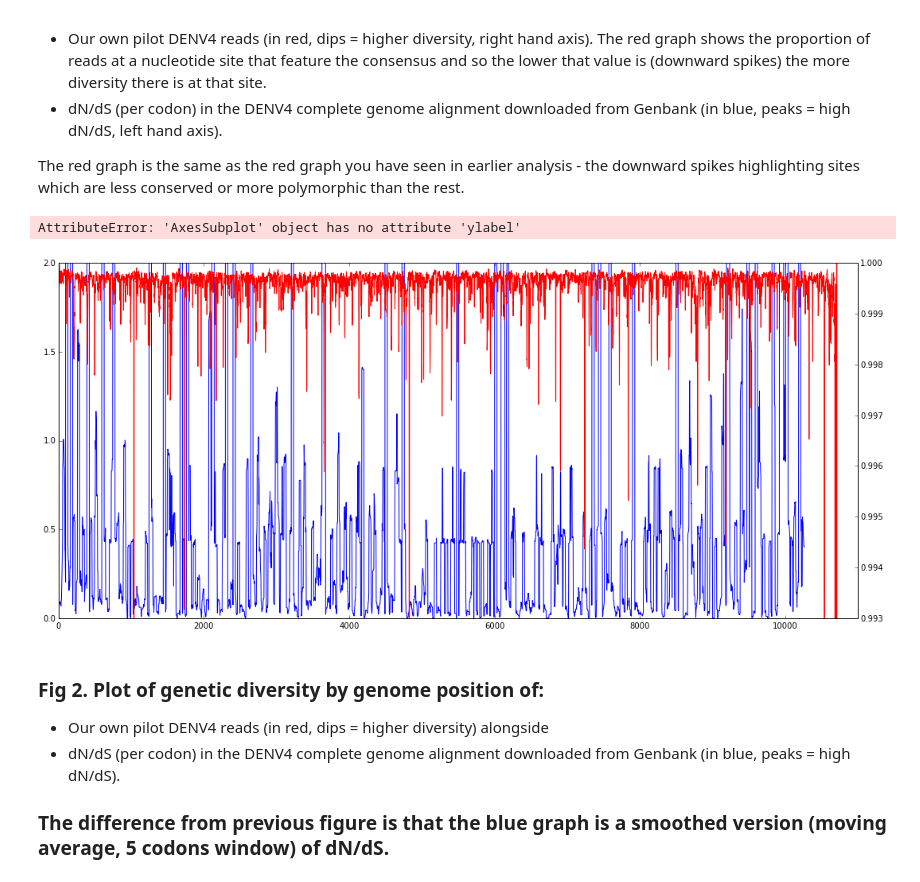
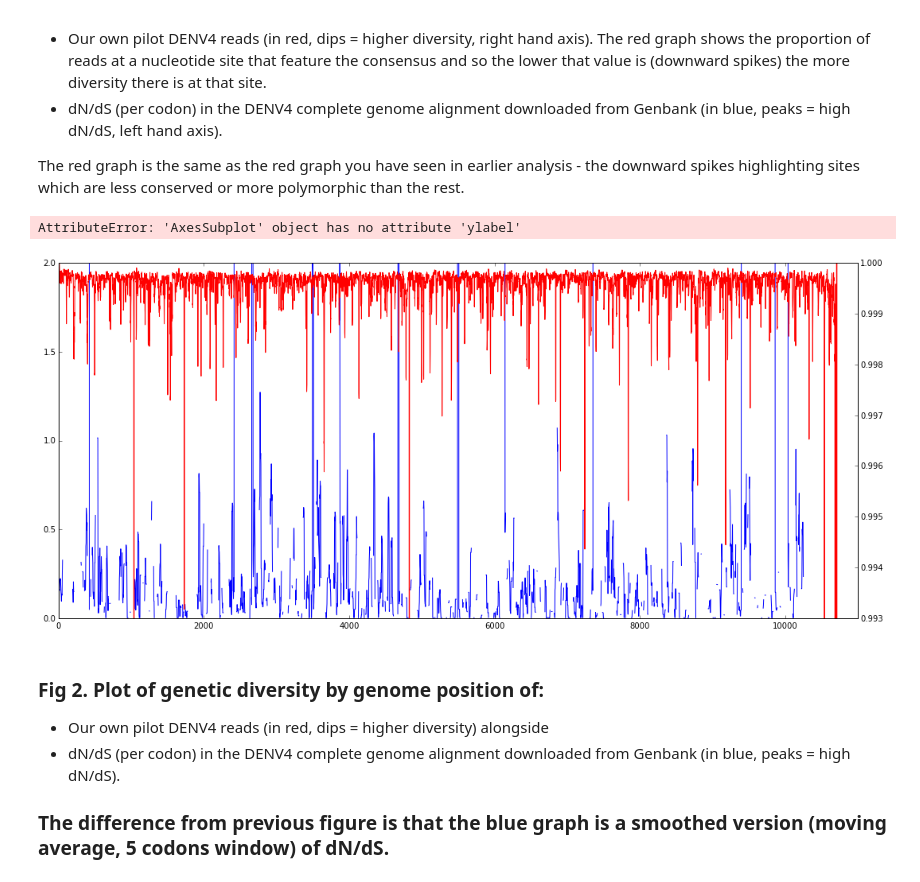
Before and after one commit to pvmarkov/DENGOMICS, a Jupyter notebook: analysis notebooks/Comparing Our Pilot Reads to DENV2 from Genbank.ipynb, the cells around one changed output. Saved outputs shown, nothing was run; the diff lists cells and outputs as text; code cells hidden in the pictures.

Commit message:
Some improvement of dN_dS and starting piN/piS

```diff
--- a/analysis notebooks/Comparing Our Pilot Reads to DENV2 from Genbank.ipynb
+++ b/analysis notebooks/Comparing Our Pilot Reads to DENV2 from Genbank.ipynb
@@ -81,0 +83,37 @@ AttributeError: 'AxesSubplot' object has no attribute 'ylabel'
+# %%
+%matplotlib inline
+import matplotlib.pyplot as plt
+from pylab import rcParams
+rcParams['figure.figsize'] = 18, 8
+
+moving_average = (runningMeanFast (counts_dataframe ['majorbase_ratio'], 5))
+dn_ds_moving_average_DENV2 = (runningMeanFast (dn_ds_by_codon_dataframe_DENV2 ['dn_ds_filtered_uniformative_sites'], 10))
+
+ax1 = plt.gca()
+ax2 = ax1.twinx()
+ax1.plot (dn_ds_by_codon_dataframe_DENV2 ['codon_numbers']*3, dn_ds_by_codon_dataframe_DENV2 ['dn_ds_filtered_uniformative_sites'], 'b-') #(position, coverage, 'r-')
+#ax1.plot (dn_ds_by_codon_dataframe ['codon_numbers']*3, dn_ds_moving_average, 'b-') #(position, coverage, 'r-')
+
+
+#ax1.legend (['Sequencing coverage'], loc = 'lower left')
+axis_lower_limit = 0
+axis_upper_limit = 4
+ax1.axis ([0, 11000, axis_lower_limit, axis_upper_limit])
+color = 0.0
+fcolor = list ('bgrcmybgrcmybgrcmybgrcmy')
+color_counter = 0
+
+
+ax2.plot (counts_dataframe ['position'], moving_average, 'r-') #(position, coverage, 'r-')
+
+axis_lower_limit = 0.985
+ax2.axis ([0, 11000, axis_lower_limit, 1])
+ax2.ylabel ('Proportion of Reads')
+ax2.legend (['The most frequent nucleotide'], loc = 'upper right')
+
+for gene in annots_list:
+    color_counter +=1
+    ax3.axvspan(gene.start, gene.end, color = (fcolor [color_counter]), alpha = 0.1) #, label='NS5B')
+    plt.text (gene.start + ((gene.end - gene.start)/10), 10000 + (15000 *(color_counter%3)) , gene.name, rotation=0)
+    #print (color_counter%3)
+    color += 1/len(annots_list)
@@ -92,40 +133,39 @@ from pylab import rcParams
 rcParams['figure.figsize'] = 18, 8
 
 moving_average = (runningMeanFast (counts_dataframe ['majorbase_ratio'], 5))
-dn_ds_moving_average = (runningMeanFast (dn_ds_by_codon_dataframe ['dn_ds_per_position_in_codon'], 10))
-dn_ds_moving_average_DENV2 = (runningMeanFast (dn_ds_by_codon_dataframe_DENV2 ['dn_ds_per_position_in_codon'], 10))
+dn_ds_moving_average_DENV2 = (runningMeanFast (dn_ds_by_codon_dataframe_DENV2 ['dn_ds_filtered_uniformative_sites'], 5))
 
 ax1 = plt.gca()
 ax2 = ax1.twinx()
 #ax1.plot (dn_ds_by_codon_dataframe ['codon_numbers']*3, dn_ds_by_codon_dataframe ['dn_ds_per_position_in_codon'], 'b-') #(position, coverage, 'r-')
 ax1.plot (dn_ds_by_codon_dataframe_DENV2 ['codon_numbers']*3, dn_ds_moving_average_DENV2, 'b-') #(position, coverage, 'r-')
 
 
 #ax1.legend (['Sequencing coverage'], loc = 'lower left')
 axis_lower_limit = 0
 axis_upper_limit = 2
 ax1.axis ([0, 11000, axis_lower_limit, axis_upper_limit])
 color = 0.0
 fcolor = list ('bgrcmybgrcmybgrcmybgrcmy')
 color_counter = 0
 
 
 ax2.plot (counts_dataframe ['position'], moving_average, 'r-') #(position, coverage, 'r-')
 
 axis_lower_limit = 0.993
 ax2.axis ([0, 11000, axis_lower_limit, 1])
 ax2.ylabel ('Proportion of Reads')
 ax2.legend (['The most frequent nucleotide'], loc = 'upper right')
 
 for gene in annots_list:
     color_counter +=1
     ax3.axvspan(gene.start, gene.end, color = (fcolor [color_counter]), alpha = 0.1) #, label='NS5B')
     plt.text (gene.start + ((gene.end - gene.start)/10), 10000 + (15000 *(color_counter%3)) , gene.name, rotation=0)
     #print (color_counter%3)
     color += 1/len(annots_list)
 # %% [output]
 AttributeError: 'AxesSubplot' object has no attribute 'ylabel'
-[figure, old version]
+[figure, new version]
 # %% [markdown]
 ### Fig 2. Plot of genetic diversity by genome position of:
 - Our own pilot DENV4 reads (in red, dips = higher diversity) alongside
```
Also changed, not shown: parts of 11 cells of this notebook, 5 other files.
